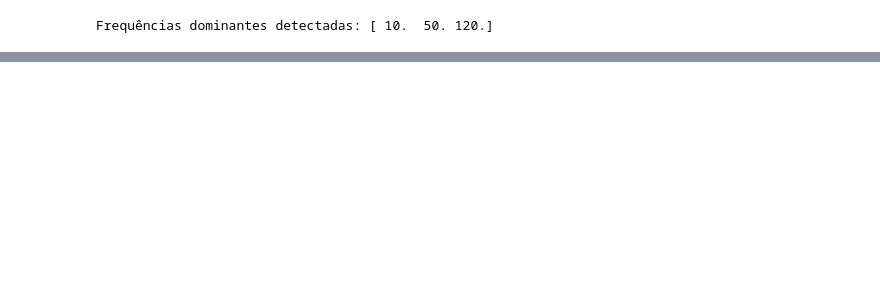
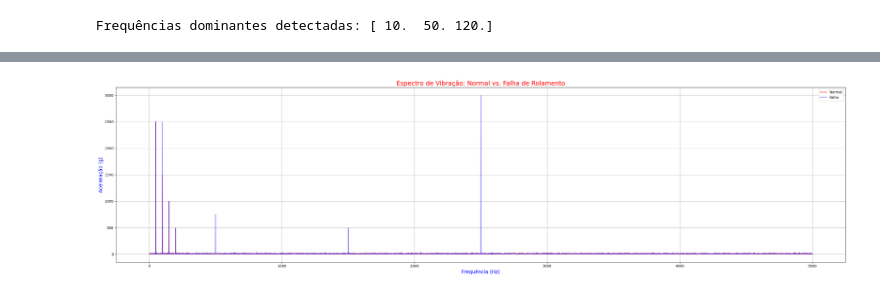
Before and after one commit to EddyGiusepe/Time_Series_ONE, a Jupyter notebook: Spectral_Analysis/spectral_Analysis.ipynb, the cells around one changed output, grey strips where cells are left out. Drawn from its saved outputs; the diff is of its cells as text; code cells hidden in the pictures; blank space fills up the shorter version.

```diff
--- a/Spectral_Analysis/spectral_Analysis.ipynb
+++ b/Spectral_Analysis/spectral_Analysis.ipynb
@@ -444 +535,86 @@ plt.grid(True)
+# %%
+import numpy as np
+from typing import List, Union
+import matplotlib.pyplot as plt
+from scipy.signal import find_peaks
+
+def simulate_vibration(
+    t: np.ndarray,
+    base_freq: float,
+    harmonics: List[int],
+    amplitudes: List[float],
+    noise_level: float = 0.1
+) -> np.ndarray:
+    """
+    Simula um sinal de vibração com harmônicos e ruído gaussiano.
+
+    Esta função é útil para gerar sinais sintéticos que podem ser usados em análise
+    de vibração e manutenção preditiva de ativos industriais.
+
+    Args:
+        t (np.ndarray): Array de tempo para a simulação.
+        base_freq (float): Frequência fundamental do sinal em Hz.
+        harmonics (List[int]): Lista de múltiplos inteiros da frequência fundamental.
+        amplitudes (List[float]): Lista de amplitudes correspondentes a cada harmônico.
+        noise_level (float, opcional): Desvio padrão do ruído gaussiano. Padrão é 0.1.
+
+    Returns:
+        np.ndarray: Sinal de vibração simulado com harmônicos e ruído.
+    """
+    signal = np.zeros_like(t)
+    for h, a in zip(harmonics, amplitudes):
+        signal += a * np.sin(2 * np.pi * base_freq * h * t)
+    noise = np.random.normal(0, noise_level, len(t))
+    return signal + noise
+
+
+# Parâmetros da simulação:
+duration = 1.0  # segundos
+sample_rate = 10000  # Hz
+n_samples = int(duration * sample_rate)
+t = np.linspace(0, duration, n_samples, endpoint=False)
+
+# Simulação de vibração normal:
+normal_freq = 50  # Hz (frequência fundamental da máquina)
+normal_harmonics = [1, 2, 3, 4]
+normal_amplitudes = [0.5, 0.3, 0.2, 0.1]
+normal_signal = simulate_vibration(t, normal_freq, normal_harmonics, normal_amplitudes)
+
+# Simulação de falha de rolamento (estágio avançado):
+bearing_fault_freq = 2500  # Hz
+fault_harmonics = [1, 2, 3]
+fault_amplitudes = [0.9, 0.6, 0.3]  # 9x maior que o normal na frequência fundamental
+faulty_signal = normal_signal + simulate_vibration(t, bearing_fault_freq, fault_harmonics, fault_amplitudes, noise_level=0.05)
+
+# Adicionando componentes de outras falhas:
+belt_fault = 0.2 * np.sin(2 * np.pi * 100 * t)  # Falha em correia
+structural_fault = 0.15 * np.sin(2 * np.pi * 500 * t)  # Falha estrutural
+electrical_fault = 0.1 * np.sin(2 * np.pi * 1500 * t)  # Falha elétrica
+
+faulty_signal += belt_fault + structural_fault + electrical_fault
+
+# Cálculo do espectro de frequência:
+def calculate_spectrum(signal):
+    fft_result = np.fft.fft(signal)
+    freq = np.fft.fftfreq(n_samples, 1/sample_rate)
+    magnitude = np.abs(fft_result)
+    return freq[:n_samples//2], magnitude[:n_samples//2]
+
+freq_normal, mag_normal = calculate_spectrum(normal_signal)
+freq_faulty, mag_faulty = calculate_spectrum(faulty_signal)
+
+# Plotagem:
+plt.figure(figsize=(30, 8))
+plt.plot(freq_normal, mag_normal, label='Normal', alpha=0.8, color="red")
+plt.plot(freq_faulty, mag_faulty, label='Falha', alpha=0.6, color="blue")
+plt.title('Espectro de Vibração: Normal vs. Falha de Rolamento', c="r", fontsize=18)
+plt.xlabel('Frequência (Hz)', c="b", fontsize=14)
+plt.ylabel('Aceleração (g)', c="b", fontsize=14)
+plt.legend()
+#plt.xlim(0, 5000) # Quando estiver interessado apenas em uma parte específica dos dados, como um intervalo de tempo ou uma faixa de valores, usar 'plt.xlim(left, right)' pode ajudar a isolar essa área.
+#plt.yscale('log') # quando há uma grande variação entre os valores (como em dados financeiros, acústicos ou científicos), a escala logarítmica pode facilitar a análise.
+plt.tight_layout()
+plt.grid(True)
+# %% [output]
+[figure, added]
 # %%
```
Also changed, not shown: parts of 28 cells of this notebook.
